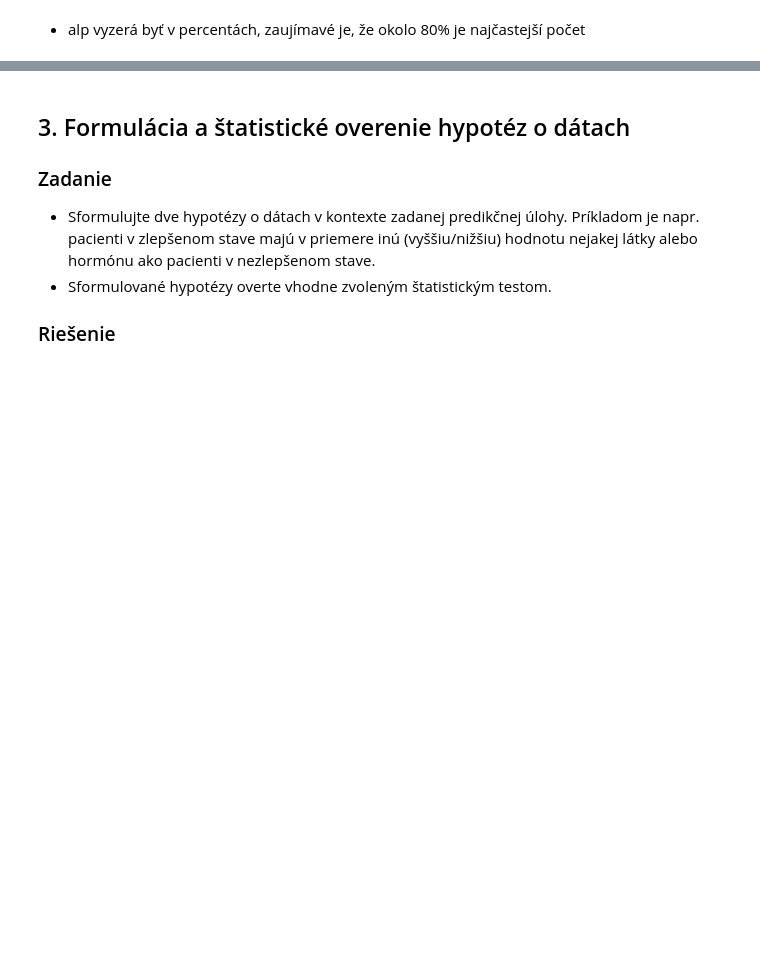
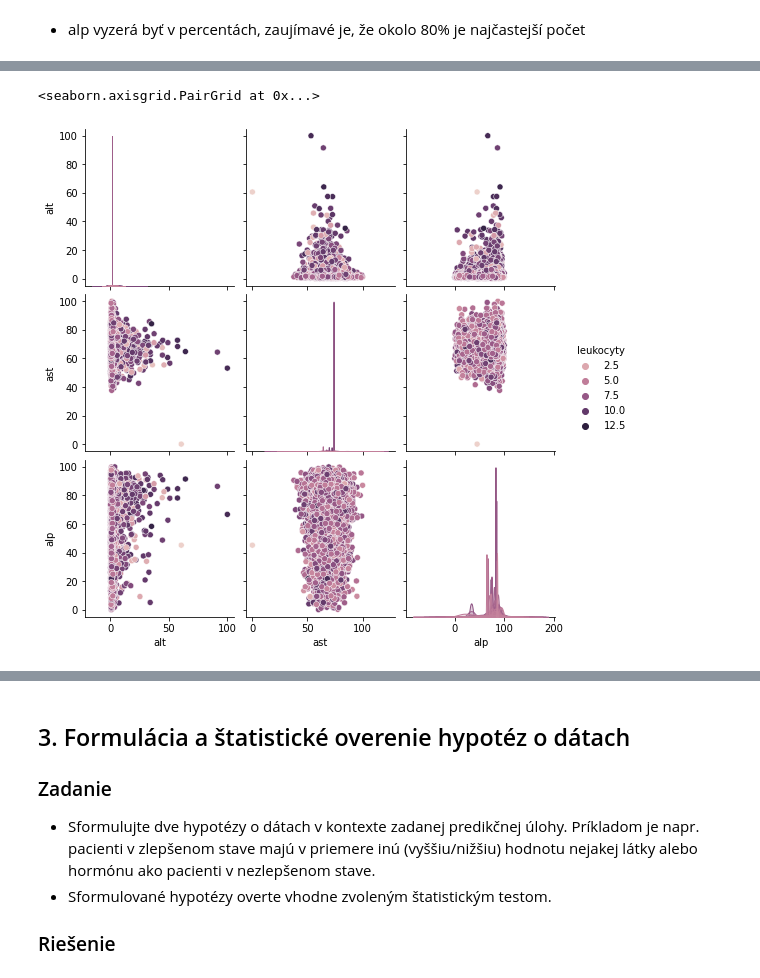
Before and after one commit to Matovic/Chronic-Lymphocytic-Leukemia, a Jupyter notebook: 1-EDA.ipynb, the cells around one changed output, grey strips where cells are left out. Saved outputs shown, nothing was run; the diff lists cells and outputs as text; code cells hidden in the pictures; blank space fills up the shorter version.

```diff
--- a/1-EDA.ipynb
+++ b/1-EDA.ipynb
@@ -240,2 +327,8 @@ sns.displot(df_labor.alp)
 # %%
 # erytrocyt + leukocyty
+
+df_final = df_labor[['leukocyty', 'alt', 'ast', 'alp']]
+sns.pairplot(df_final, hue='leukocyty')
+# %% [output]
+<seaborn.axisgrid.PairGrid at 0x...>
+[figure, added]
```
Also changed, not shown: parts of 3 cells of this notebook.
